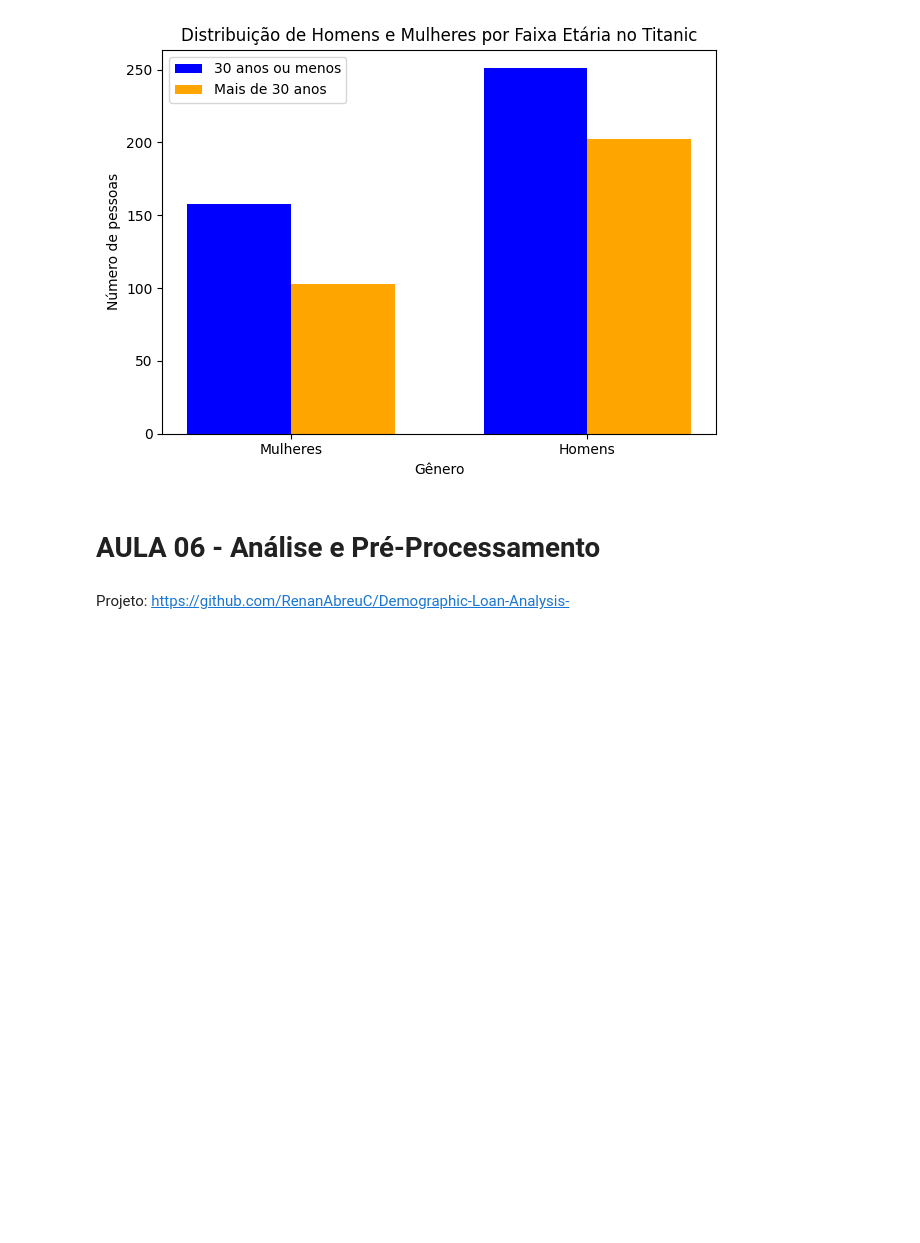
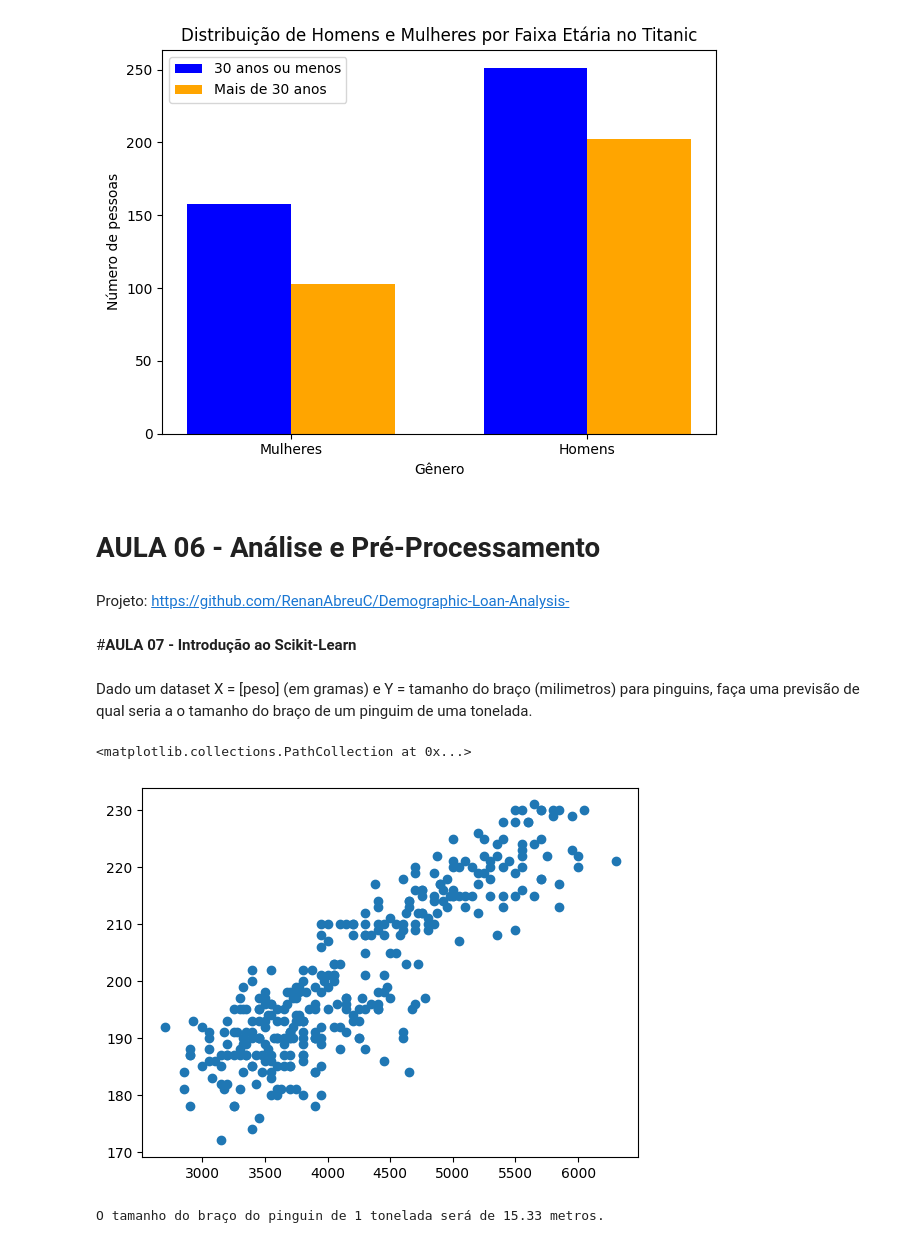
Before and after one commit to RenanAbreuC/Exercises-Python-DataScience, a Jupyter notebook: Exercícios.ipynb, the cells around one changed output. Cells and saved outputs as stored; diff of their text form; code cells hidden in the pictures; blank space fills up the shorter version.

```diff
--- a/Exercícios.ipynb
+++ b/Exercícios.ipynb
@@ -871,3 +871,5 @@ ax.legend()
 # **AULA 06 - Análise e Pré-Processamento**
 # %% [markdown]
 Projeto: https://github.com/RenanAbreuC/Demographic-Loan-Analysis-
+# %% [markdown]
+#**AULA 07 - Introdução ao Scikit-Learn**
@@ -873,0 +881,23 @@ Projeto: https://github.com/RenanAbreuC/Demographic-Loan-Analysis-
+# %% [markdown]
+Dado um dataset X = [peso] (em gramas) e Y = tamanho do braço (milimetros) para pinguins, faça uma previsão de qual seria a o tamanho do braço de um pinguim de uma tonelada.
+# %%
+penguins = sns.load_dataset('penguins').dropna() # Carrega dados e remove valores nulos
+
+X = np.array(penguins['body_mass_g']).reshape(-1, 1)  # Peso dos pinguins
+Y = np.array(penguins['flipper_length_mm']) # Tamanho do braço
+
+plt.scatter(X, Y) # Gráfico de dispersão
+# %% [output]
+<matplotlib.collections.PathCollection at 0x...>
+[figure, added]
+# %%
+from sklearn import linear_model
+regressao_linear = linear_model.LinearRegression() # Instanciar o modelo de Regressão Linear
+
+regressao_linear.fit(X, Y) # Treinando o modelo
+
+X2 = [[1_000_000]] # Fornecendo peso (1 tonelada) para previsão
+tamanho = regressao_linear.predict(X2)[0]# Previsão do tamanho do braço
+print(f"O tamanho do braço do pinguin de 1 tonelada será de {tamanho/1000:.2f} metros.")
+# %% [output]
+O tamanho do braço do pinguin de 1 tonelada será de 15.33 metros.
```
Also changed, not shown: parts of 5 cells of this notebook.
